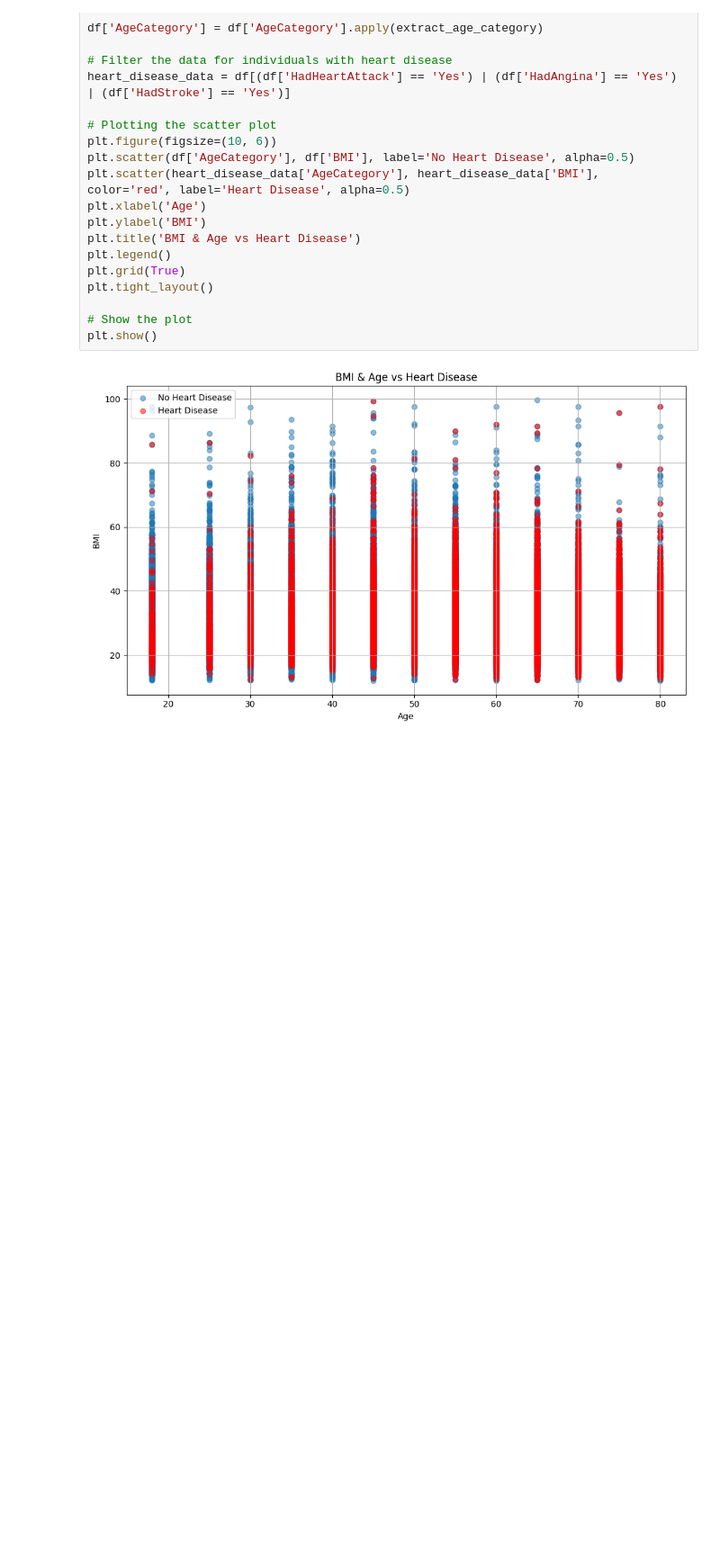
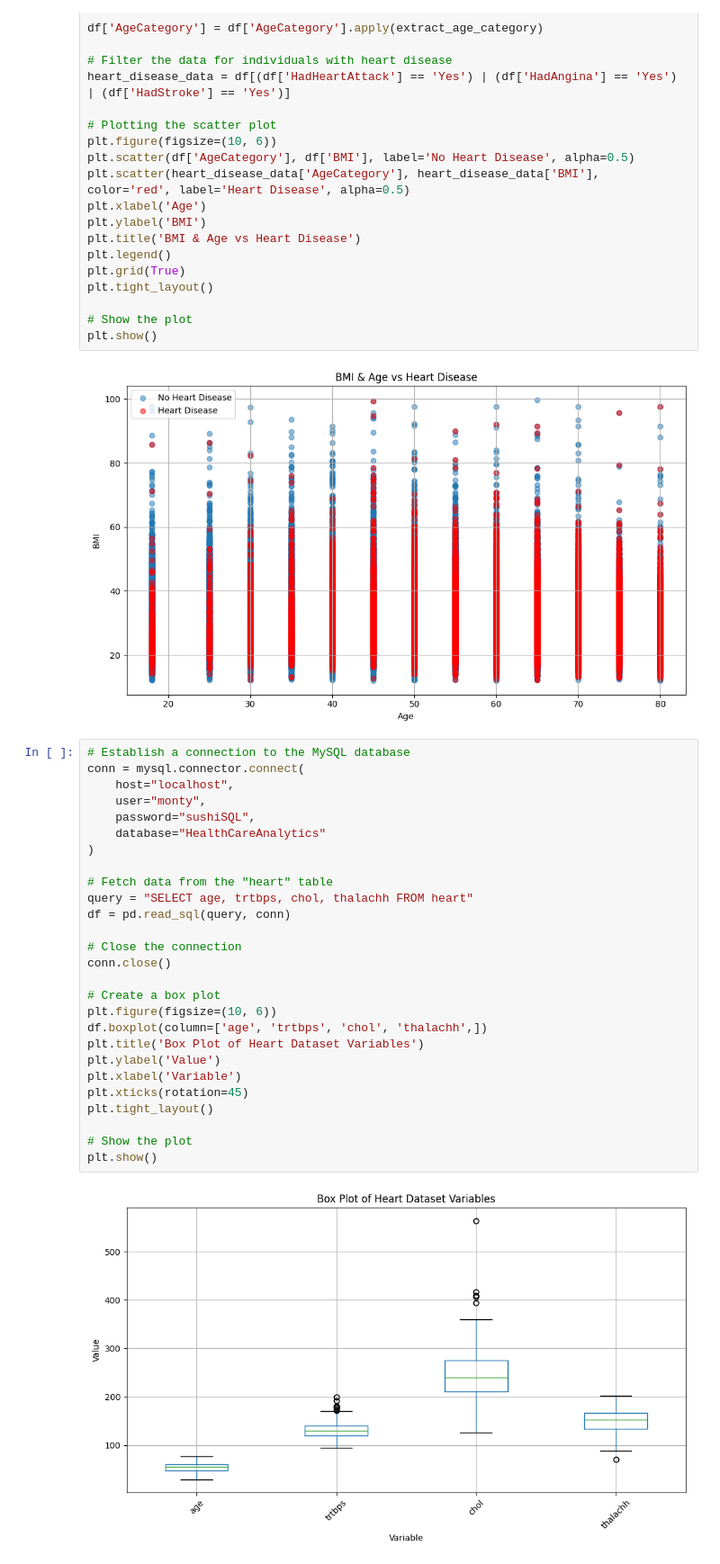
Before and after one commit to callnoah2/Healthcare_Analytics, a Jupyter notebook: code/Analysis.ipynb, the cells around one changed output. Shown: that part at 90% size. Cells and saved outputs as stored; diff of their text form; blank space fills up the shorter version.

Commit message:
boxplot

```diff
--- a/code/Analysis.ipynb
+++ b/code/Analysis.ipynb
@@ -152,3 +152,32 @@ plt.tight_layout()
 plt.show()
 # %% [output]
 [figure]
+# %%
+# Establish a connection to the MySQL database
+conn = mysql.connector.connect(
+    host="localhost",
+    user="monty",
+    password="sushiSQL",
+    database="HealthCareAnalytics"
+)
+
+# Fetch data from the "heart" table
+query = "SELECT age, trtbps, chol, thalachh FROM heart"
+df = pd.read_sql(query, conn)
+
+# Close the connection
+conn.close()
+
+# Create a box plot
+plt.figure(figsize=(10, 6))
+df.boxplot(column=['age', 'trtbps', 'chol', 'thalachh',])
+plt.title('Box Plot of Heart Dataset Variables')
+plt.ylabel('Value')
+plt.xlabel('Variable')
+plt.xticks(rotation=45)
+plt.tight_layout()
+
+# Show the plot
+plt.show()
+# %% [output]
+[figure, added]
```
Also changed, not shown: 1 other file.
